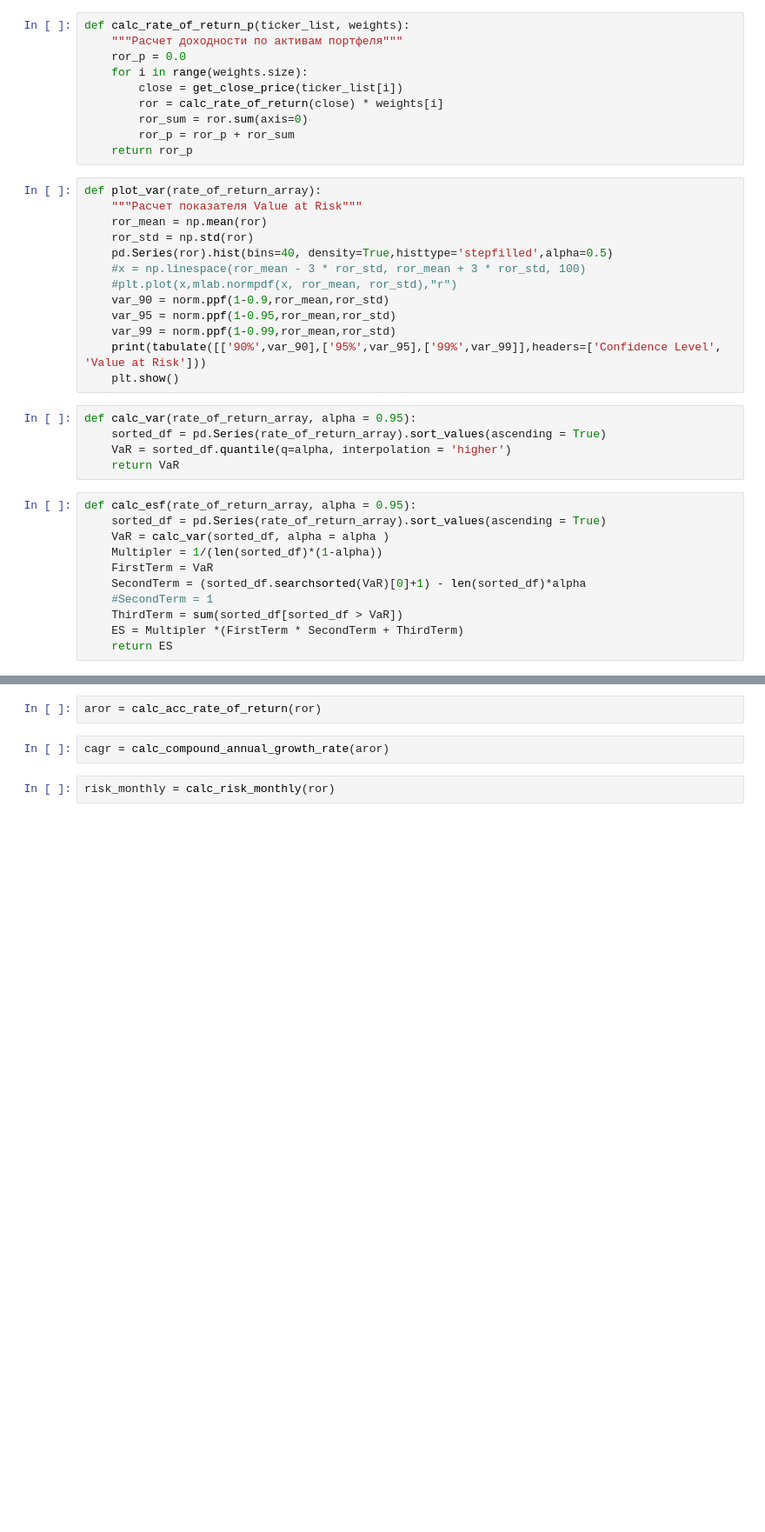
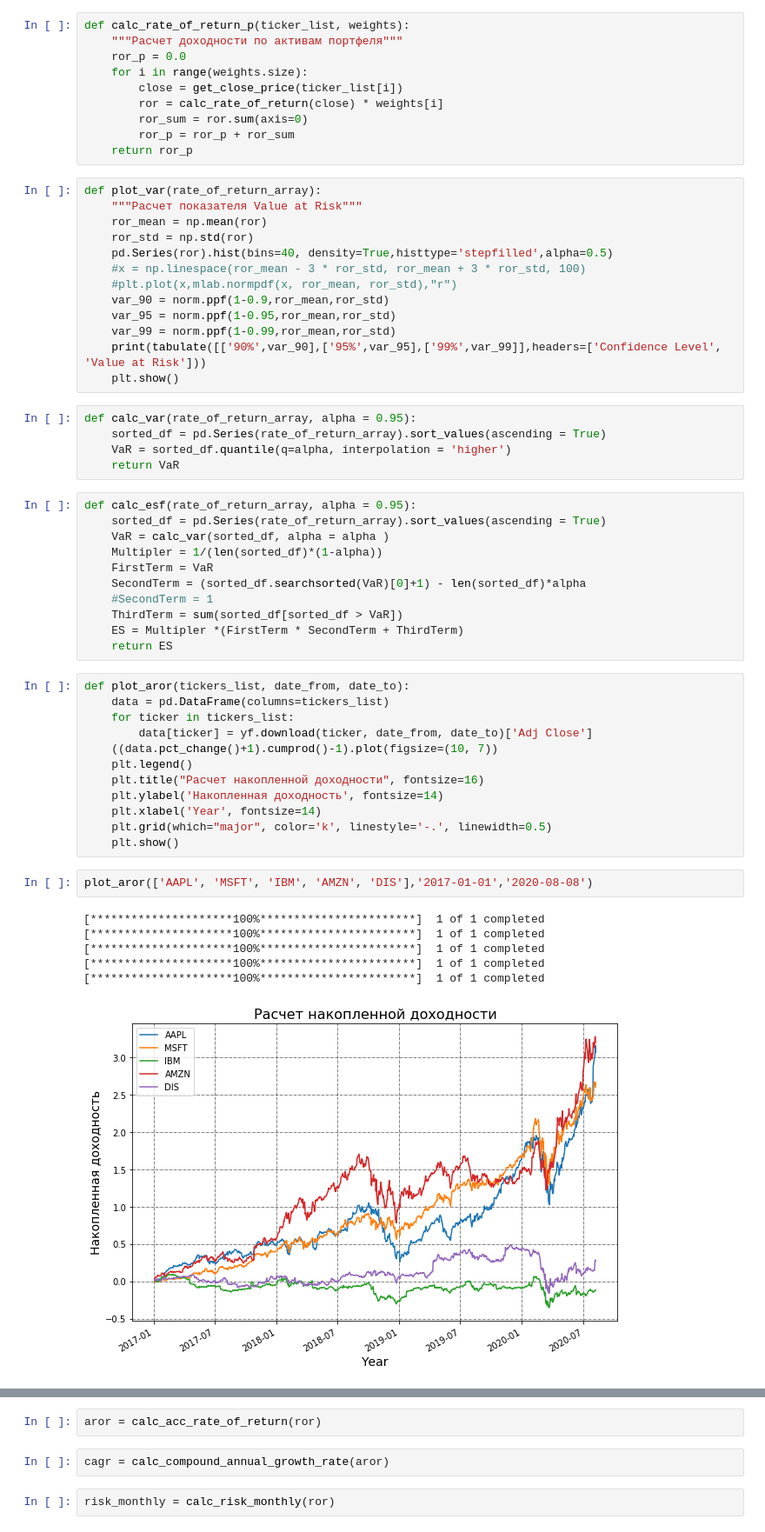
Before and after one commit to mfti-techlead/stocks_pocket, a Jupyter notebook: stocks_portfolio.ipynb, the cells around one changed output, grey strips where cells are left out. Shown at 87% size. Cells and saved outputs as stored; diff of their text form; blank space fills up the shorter version.

```diff
--- a/stocks_portfolio.ipynb
+++ b/stocks_portfolio.ipynb
@@ -83,3 +83,24 @@ def calc_esf(rate_of_return_array, alpha = 0.95):
     ThirdTerm = sum(sorted_df[sorted_df > VaR])
     ES = Multipler *(FirstTerm * SecondTerm + ThirdTerm)
     return ES
+# %%
+def plot_aror(tickers_list, date_from, date_to):
+    data = pd.DataFrame(columns=tickers_list)
+    for ticker in tickers_list:
+        data[ticker] = yf.download(ticker, date_from, date_to)['Adj Close']
+    ((data.pct_change()+1).cumprod()-1).plot(figsize=(10, 7))
+    plt.legend()
+    plt.title("Расчет накопленной доходности", fontsize=16)
+    plt.ylabel('Накопленная доходность', fontsize=14)
+    plt.xlabel('Year', fontsize=14)
+    plt.grid(which="major", color='k', linestyle='-.', linewidth=0.5)
+    plt.show()
+# %%
+plot_aror(['AAPL', 'MSFT', 'IBM', 'AMZN', 'DIS'],'2017-01-01','2020-08-08')
+# %% [output]
+[*********************100%***********************]  1 of 1 completed
+[*********************100%***********************]  1 of 1 completed
+[*********************100%***********************]  1 of 1 completed
+[*********************100%***********************]  1 of 1 completed
+[*********************100%***********************]  1 of 1 completed
+[figure, added]
```
Also changed, not shown: parts of 11 cells of this notebook, 1 other file.
